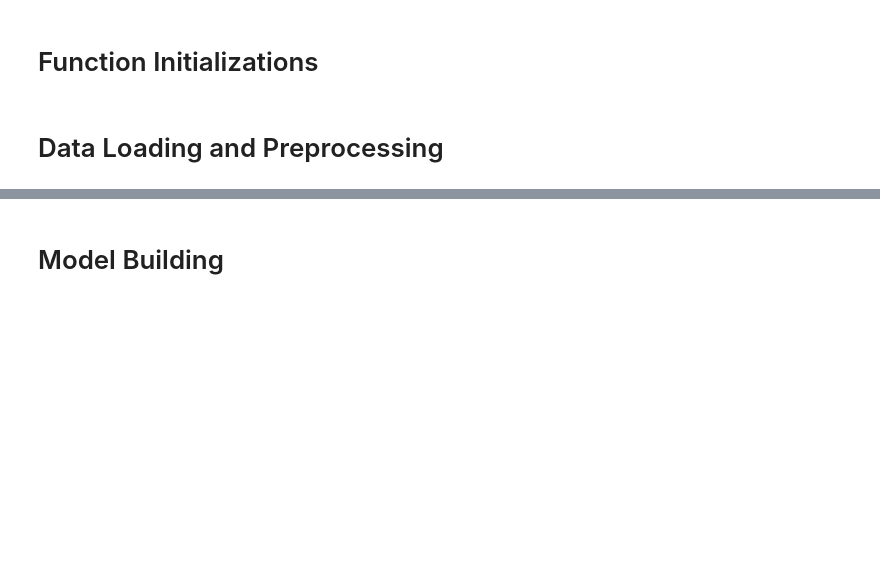
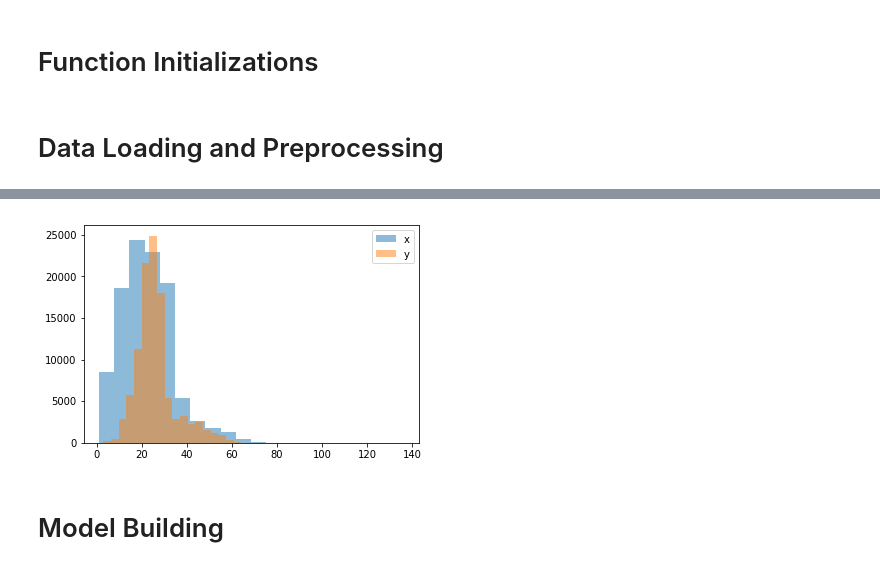
Before and after one commit to mhardalov/customer-support-chatbot, a Jupyter notebook: Tensorflow Customer Support.ipynb, the cells around one changed output, grey strips where cells are left out. Drawn from its saved outputs; the diff is of its cells as text; code cells hidden in the pictures; blank space fills up the shorter version.

```diff
--- a/Tensorflow Customer Support.ipynb
+++ b/Tensorflow Customer Support.ipynb
@@ -70,7 +70,7 @@ get_available_gpus()
 # Hyperparameters
 # %%
 # 8192 - large enough for demonstration, larger values make network training slower
-MAX_VOCAB_SIZE = 2**12
+MAX_VOCAB_SIZE = 2**13
 
 # seq2seq generally relies on fixed length message vectors - longer messages provide more info
 # but result in slower training and larger networks
@@ -81,9 +81,9 @@ hparams = tf.contrib.training.HParams(
     # required for the model to learn nuanced responses.  Also, GPU memory limits max batch size.
     batch_size=128,
     encoder_length=60,
-    decoder_length=70,
+    decoder_length=60,
     # Embedding size for whole messages, same trade off as word embeddings
-    num_units=256,
+    num_units=512,
     src_vocab_size=MAX_VOCAB_SIZE,
     # Embedding size for words - gives a trade off between expressivity of words and network size
     embedding_size=200,
@@ -91,16 +91,16 @@ hparams = tf.contrib.training.HParams(
     # Helps regularize network and prevent overfitting.
     # High learning rate helps model reach average response faster, but can make it hard to
     # converge on nuanced responses
-    learning_rate=0.001,  #0.0005,
+    learning_rate=1e-03,  #0.0005,
     max_gradient_norm=5.0,
     beam_width=10,
     use_attention=True,
-    enc_num_layers=4,
-    dec_num_layers=4,
+    enc_num_layers=2,
+    dec_num_layers=2,
     cell_type='bi',
     rnn_type='lstm',
-    attention_architecture='gnmt',
-    max_epochs=17,
+    attention_architecture='seq2seq',
+    max_epochs=15,
     dropout=0.2,
     use_glove=True,
     l2_reg=0.,
@@ -111,7 +111,7 @@ hparams = tf.contrib.training.HParams(
     # Ngram count for ROUGE and BLEU
     max_order=2,
     train_size=0.8,
-    decay_rate=0.9,
+    decay_rate=0.99,
     train_time_diff=5.0,
     first_day=0,
     last_day=60,
@@ -254,0 +267,3 @@ cs_data.process_utterances(['direct message'])
+# %%
+x_lens = cs_data.inbounds_and_outbounds.text_x.progress_apply(customersupport.common.utils.tweet_tokenize).apply(len).values
+y_lens = cs_data.inbounds_and_outbounds.text_y.progress_apply(customersupport.common.utils.tweet_tokenize).apply(len).values
@@ -254,0 +277,8 @@ cs_data.process_utterances(['direct message'])
+# %%
+fig = plt.figure()
+plt.hist(x_lens, 20, alpha=0.5, histtype='barstacked', label='x')
+plt.hist(y_lens, 20, alpha=0.5, histtype='barstacked', label='y')
+plt.legend(loc='upper right')
+plt.show()
+# %% [output]
+[figure, added]
```
Also changed, not shown: parts of 13 cells of this notebook, 1 other file.
